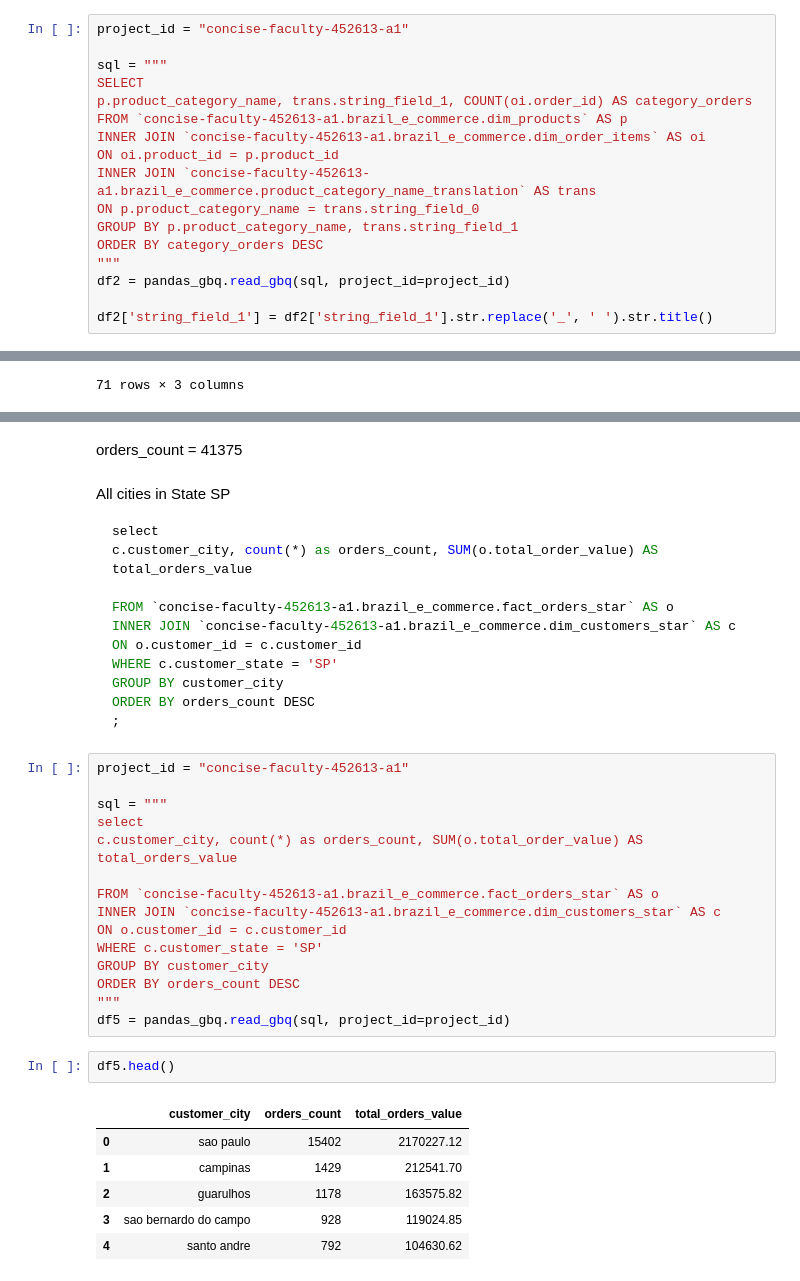
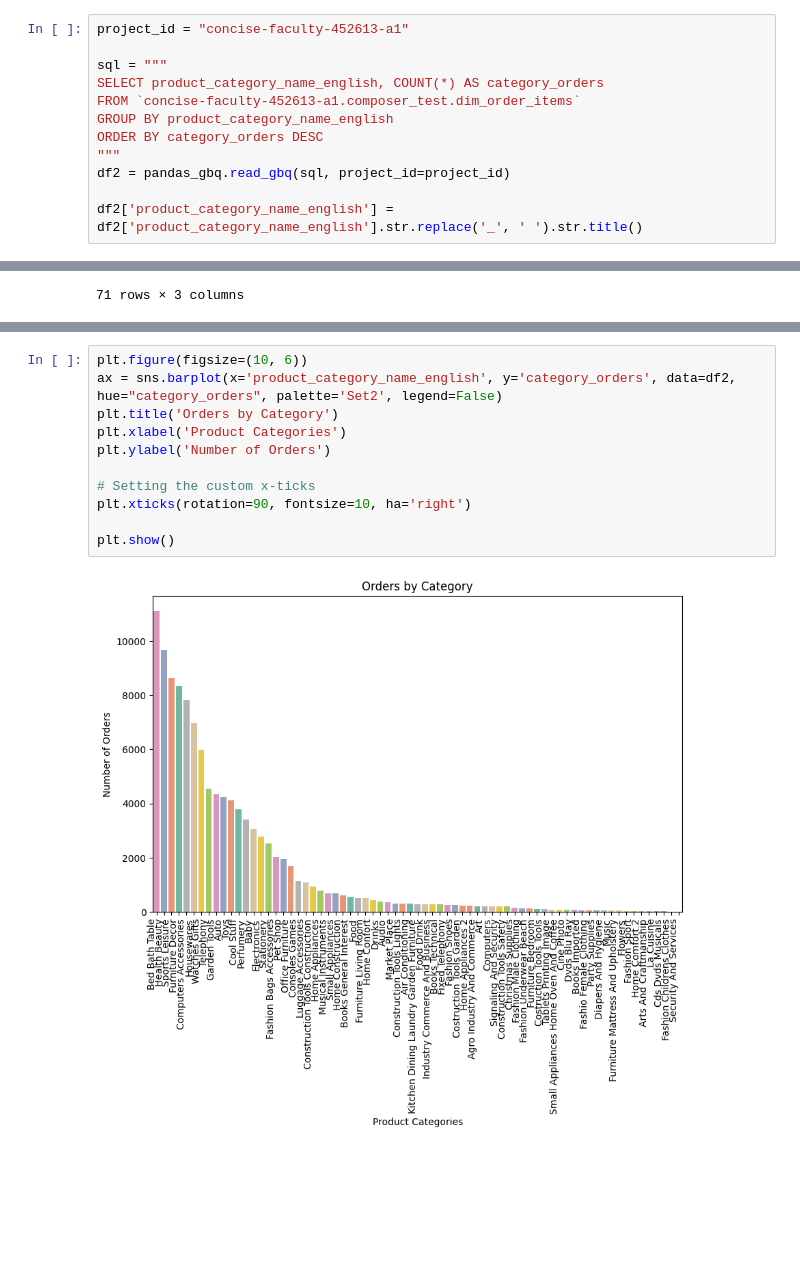
Before and after one commit to yeesoontuck/module2-project, a Jupyter notebook: notebooks/working/yee_scratch.ipynb, the cells around one changed output, grey strips where cells are left out. Drawn from its saved outputs; the diff is of its cells as text; blank space fills up the shorter version.

Commit message:
final graph

````diff
--- a/notebooks/working/yee_scratch.ipynb
+++ b/notebooks/working/yee_scratch.ipynb
@@ -67,19 +67,14 @@ plt.show()
 project_id = "concise-faculty-452613-a1"
 
 sql = """
-SELECT
-p.product_category_name, trans.string_field_1, COUNT(oi.order_id) AS category_orders
-FROM `concise-faculty-452613-a1.brazil_e_commerce.dim_products` AS p
-INNER JOIN `concise-faculty-452613-a1.brazil_e_commerce.dim_order_items` AS oi
-ON oi.product_id = p.product_id
-INNER JOIN `concise-faculty-452613-a1.brazil_e_commerce.product_category_name_translation` AS trans
-ON p.product_category_name = trans.string_field_0
-GROUP BY p.product_category_name, trans.string_field_1
+SELECT product_category_name_english, COUNT(*) AS category_orders
+FROM `concise-faculty-452613-a1.composer_test.dim_order_items`
+GROUP BY product_category_name_english
 ORDER BY category_orders DESC
 """
 df2 = pandas_gbq.read_gbq(sql, project_id=project_id)
 
-df2['string_field_1'] = df2['string_field_1'].str.replace('_', ' ').str.title()
+df2['product_category_name_english'] = df2['product_category_name_english'].str.replace('_', ' ').str.title()
 # %%
 df2
 # %% [output]
@@ -171,41 +94,13 @@ df4.head()
-# %% [markdown]
-orders_count = 41375
-# %% [markdown]
-All cities in State SP
-
-```sql
-select
-c.customer_city, count(*) as orders_count, SUM(o.total_order_value) AS total_orders_value
-
-FROM `concise-faculty-452613-a1.brazil_e_commerce.fact_orders_star` AS o
-INNER JOIN `concise-faculty-452613-a1.brazil_e_commerce.dim_customers_star` AS c
-ON o.customer_id = c.customer_id
-WHERE c.customer_state = 'SP'
-GROUP BY customer_city
-ORDER BY orders_count DESC
-;
-```
-# %%
-project_id = "concise-faculty-452613-a1"
-
-sql = """
-select
-c.customer_city, count(*) as orders_count, SUM(o.total_order_value) AS total_orders_value
-
-FROM `concise-faculty-452613-a1.brazil_e_commerce.fact_orders_star` AS o
-INNER JOIN `concise-faculty-452613-a1.brazil_e_commerce.dim_customers_star` AS c
-ON o.customer_id = c.customer_id
-WHERE c.customer_state = 'SP'
-GROUP BY customer_city
-ORDER BY orders_count DESC
-"""
-df5 = pandas_gbq.read_gbq(sql, project_id=project_id)
-# %%
-df5.head()
-# %% [output]
-|  | customer_city | orders_count | total_orders_value |
-| 0 | sao paulo | 15402 | 2170227.12 |
-| 1 | campinas | 1429 | 212541.70 |
-| 2 | guarulhos | 1178 | 163575.82 |
-| 3 | sao bernardo do campo | 928 | 119024.85 |
-| 4 | santo andre | 792 | 104630.62 |
+# %%
+plt.figure(figsize=(10, 6))
+ax = sns.barplot(x='product_category_name_english', y='category_orders', data=df2, hue="category_orders", palette='Set2', legend=False)
+plt.title('Orders by Category')
+plt.xlabel('Product Categories')
+plt.ylabel('Number of Orders')
+
+# Setting the custom x-ticks
+plt.xticks(rotation=90, fontsize=10, ha='right')
+
+plt.show()
+# %% [output]
+[figure, added]
````
Also changed, not shown: parts of 8 cells of this notebook.
